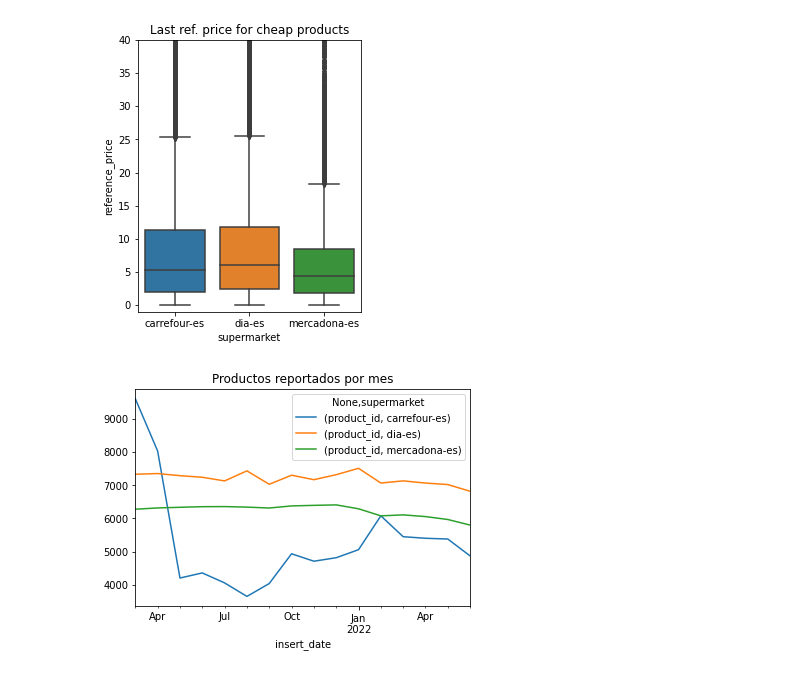
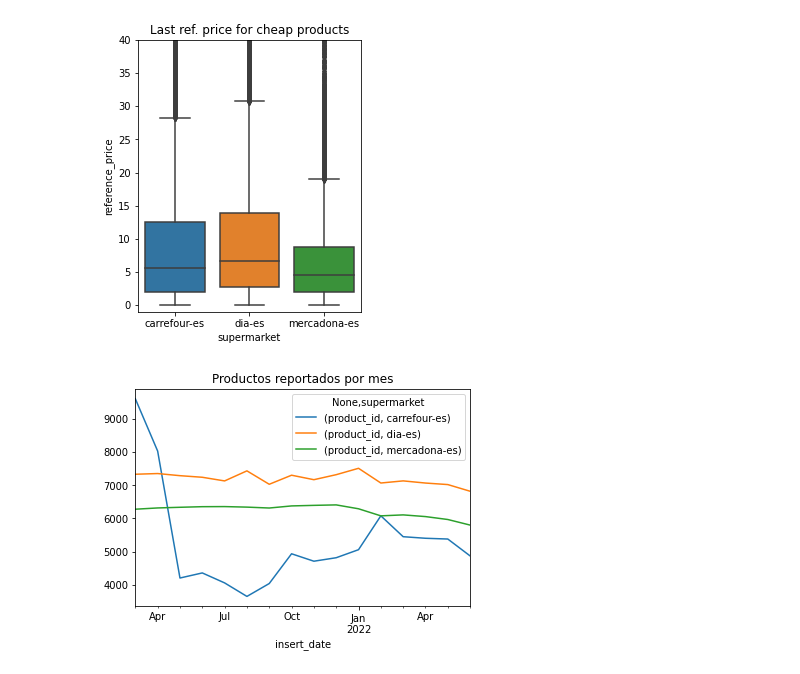
Before and after one commit to dapasca/productos_de_supermercado, a Jupyter notebook: eda.ipynb, the cells around one changed output. Cells and saved outputs as stored; diff of their text form; code cells hidden in the pictures.

```diff
--- a/eda.ipynb
+++ b/eda.ipynb
@@ -9,7 +9,7 @@ from supermarket_categories import SupermarketCategories
 df = pd.read_csv('datamarket_productos_de_supermercados.csv')
 sc = SupermarketCategories(df,
                            load_split_categories=False,
-                           simplify_data=True)
+                           simplify_data=True,
+                           price_diff=True)
 display(sc.dataset)
-display(sc.dataset.info())
 # %% [output]
@@ -63,8 +48,10 @@ df_last = sc.dataset.groupby(['product_id', 'supermarket', 'main_category', 'sec
 # %%
+df_last = sc.dataset.groupby(['product_id', 'supermarket', 'main_category', 'secondary_category', 'type']).last('insert_date').reset_index()
+
 plt.figure(figsize=(4, 5))
-sns.boxplot(x="supermarket", y="reference_price", data=df_last[df_last.reference_price<=40]).set(title='Last ref. price for cheap products')
+sns.boxplot(x="supermarket", y="reference_price", data=df_last).set(title='Last ref. price for cheap products')
 plt.ylim(-1, 40)
 plt.show()
 # %% [output]
-[figure, old version]
+[figure, new version]
 # %%
```
Also changed, not shown: parts of 7 cells of this notebook, 4 other files.
